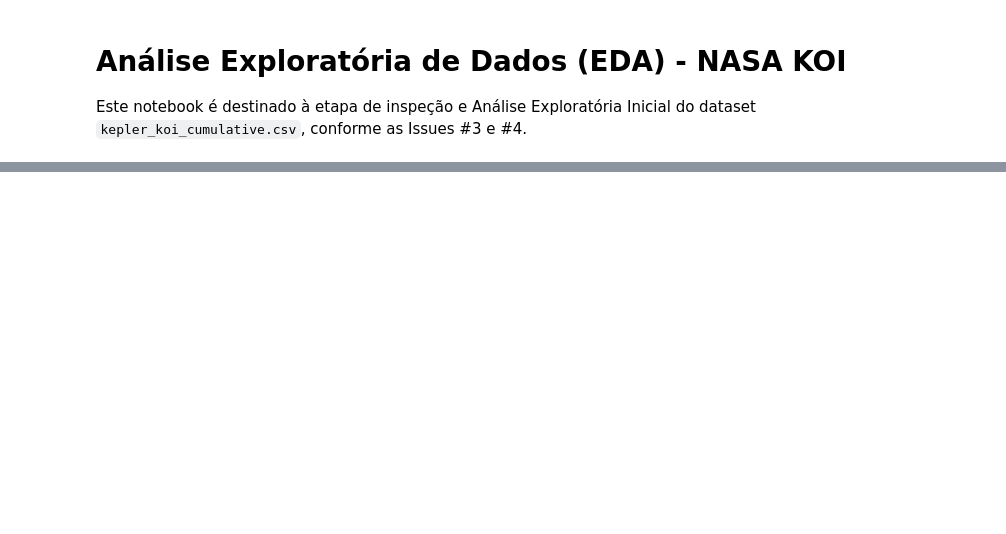
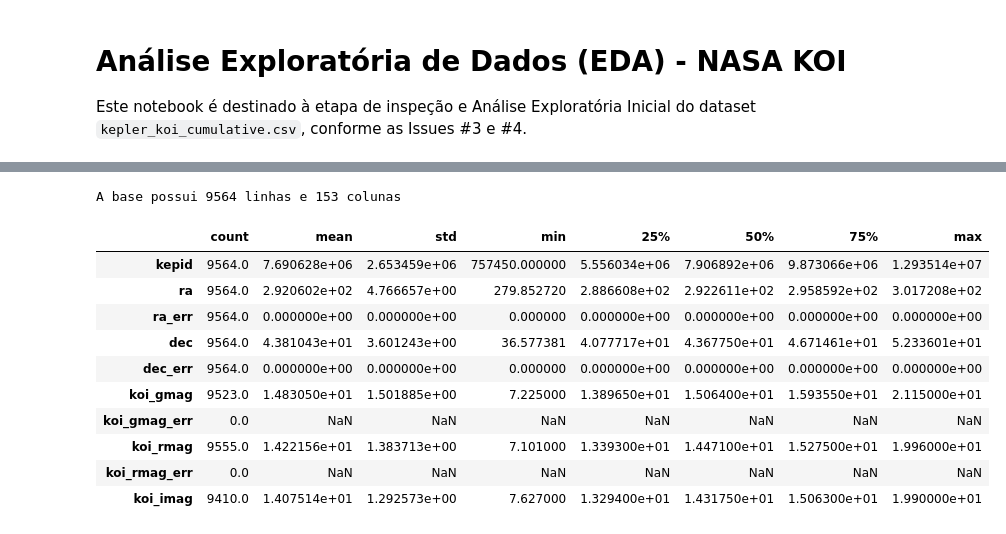
Before and after one commit to mateus-s-a/Trabalho-IA-Redes-Neurais-NASA, a Jupyter notebook: notebooks/01_eda_koi.ipynb, the cells around one changed output, grey strips where cells are left out. Drawn from its saved outputs; the diff is of its cells as text; code cells hidden in the pictures; blank space fills up the shorter version.

```diff
--- a/notebooks/01_eda_koi.ipynb
+++ b/notebooks/01_eda_koi.ipynb
@@ -48,0 +94,18 @@ plt.rcParams['figure.figsize'] = (10, 6)
+# %%
+print(f"A base possui {koi.shape[0]} linhas e {koi.shape[1]} colunas")
+# %% [output]
+A base possui 9564 linhas e 153 colunas
+# %%
+koi.describe().T.head(10)
+# %% [output]
+|  | count | mean | std | min | 25% | 50% | 75% | max |
+| kepid | 9564.0 | 7.690628e+06 | 2.653459e+06 | 757450.000000 | 5.556034e+06 | 7.906892e+06 | 9.873066e+06 | 1.293514e+07 |
+| ra | 9564.0 | 2.920602e+02 | 4.766657e+00 | 279.852720 | 2.886608e+02 | 2.922611e+02 | 2.958592e+02 | 3.017208e+02 |
+| ra_err | 9564.0 | 0.000000e+00 | 0.000000e+00 | 0.000000 | 0.000000e+00 | 0.000000e+00 | 0.000000e+00 | 0.000000e+00 |
+| dec | 9564.0 | 4.381043e+01 | 3.601243e+00 | 36.577381 | 4.077717e+01 | 4.367750e+01 | 4.671461e+01 | 5.233601e+01 |
+| dec_err | 9564.0 | 0.000000e+00 | 0.000000e+00 | 0.000000 | 0.000000e+00 | 0.000000e+00 | 0.000000e+00 | 0.000000e+00 |
+| koi_gmag | 9523.0 | 1.483050e+01 | 1.501885e+00 | 7.225000 | 1.389650e+01 | 1.506400e+01 | 1.593550e+01 | 2.115000e+01 |
+| koi_gmag_err | 0.0 | NaN | NaN | NaN | NaN | NaN | NaN | NaN |
+| koi_rmag | 9555.0 | 1.422156e+01 | 1.383713e+00 | 7.101000 | 1.339300e+01 | 1.447100e+01 | 1.527500e+01 | 1.996000e+01 |
+| koi_rmag_err | 0.0 | NaN | NaN | NaN | NaN | NaN | NaN | NaN |
+| koi_imag | 9410.0 | 1.407514e+01 | 1.292573e+00 | 7.627000 | 1.329400e+01 | 1.431750e+01 | 1.506300e+01 | 1.990000e+01 |
```
Also changed, not shown: parts of 7 cells of this notebook.
